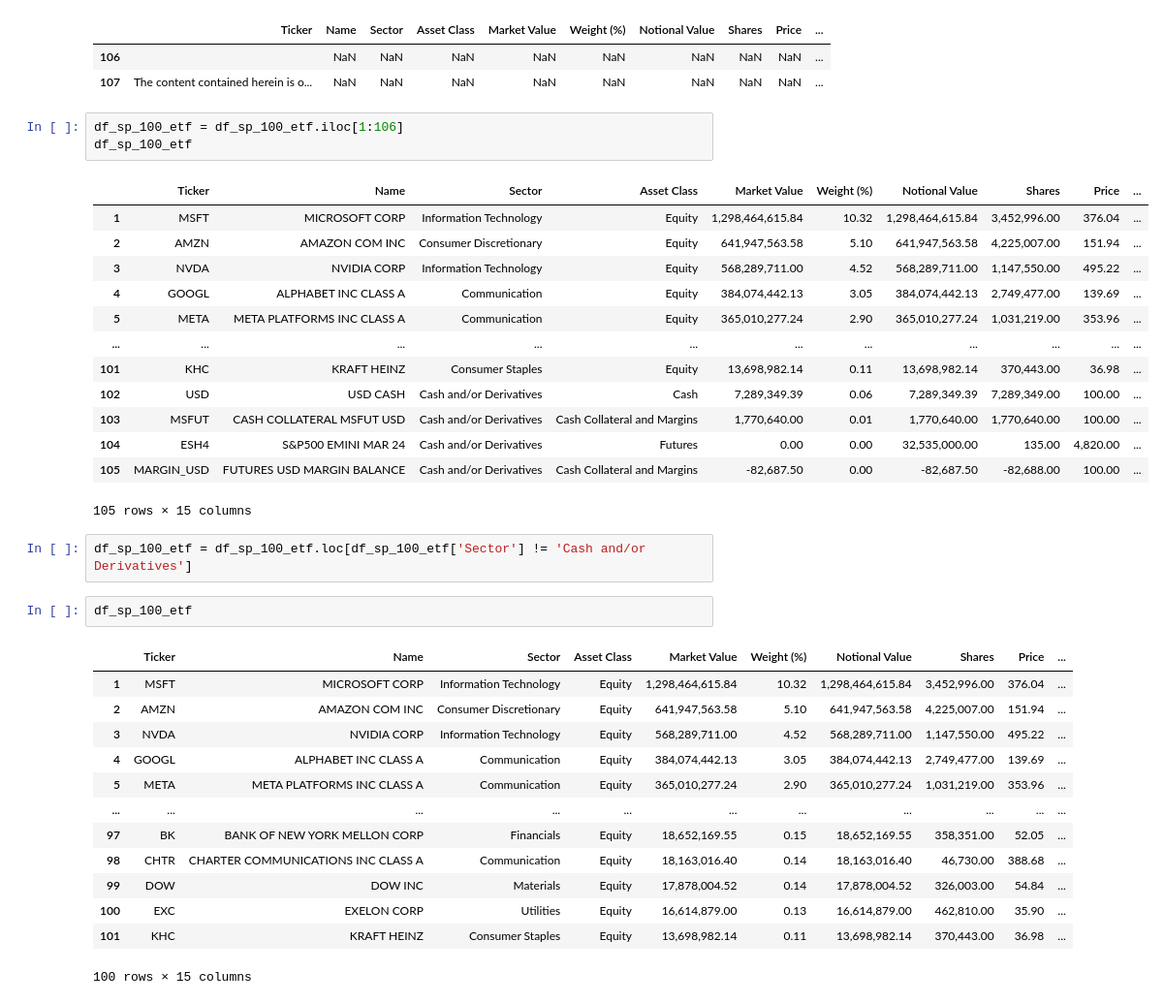
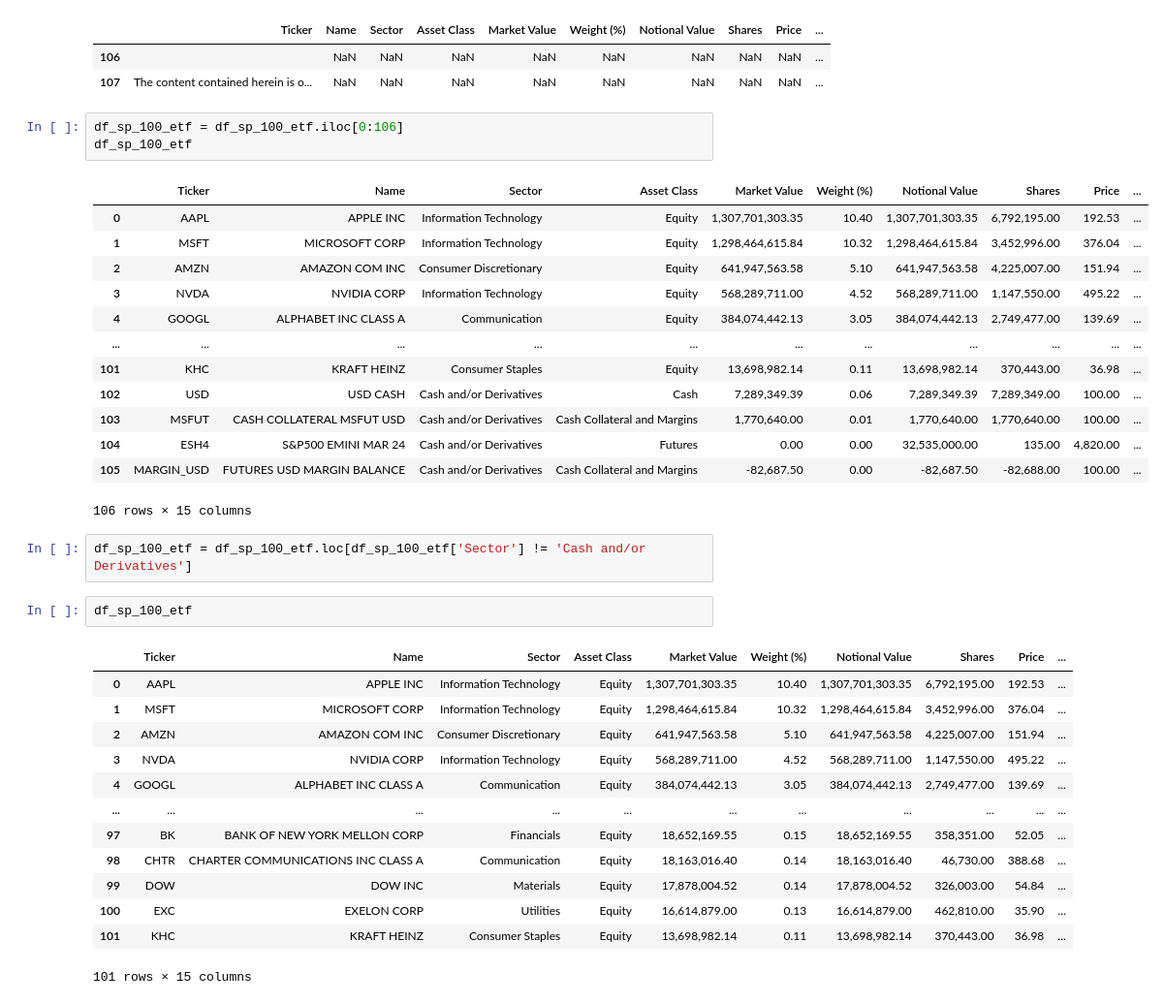
Before and after one commit to viktor-taraba/University_2023, a Jupyter notebook: Tickers SP100.ipynb, the cells around one changed output. Shown at 97% size. Drawn from its saved outputs; the diff is of its cells as text.

```diff
--- a/Tickers SP100.ipynb
+++ b/Tickers SP100.ipynb
@@ -145,40 +140,40 @@ df_sp_100_etf.iloc[106:108]
 | 106 |  | NaN | NaN | NaN | NaN | NaN | NaN | NaN | NaN | ... |
 | 107 | The content contained herein is o... | NaN | NaN | NaN | NaN | NaN | NaN | NaN | NaN | ... |
 # %%
-df_sp_100_etf = df_sp_100_etf.iloc[1:106]
+df_sp_100_etf = df_sp_100_etf.iloc[0:106]
 df_sp_100_etf
 # %% [output]
 |  | Ticker | Name | Sector | Asset Class | Market Value | Weight (%) | Notional Value | Shares | Price | ... |
+| 0 | AAPL | APPLE INC | Information Technology | Equity | 1,307,701,303.35 | 10.40 | 1,307,701,303.35 | 6,792,195.00 | 192.53 | ... |
 | 1 | MSFT | MICROSOFT CORP | Information Technology | Equity | 1,298,464,615.84 | 10.32 | 1,298,464,615.84 | 3,452,996.00 | 376.04 | ... |
 | 2 | AMZN | AMAZON COM INC | Consumer Discretionary | Equity | 641,947,563.58 | 5.10 | 641,947,563.58 | 4,225,007.00 | 151.94 | ... |
 | 3 | NVDA | NVIDIA CORP | Information Technology | Equity | 568,289,711.00 | 4.52 | 568,289,711.00 | 1,147,550.00 | 495.22 | ... |
 | 4 | GOOGL | ALPHABET INC CLASS A | Communication | Equity | 384,074,442.13 | 3.05 | 384,074,442.13 | 2,749,477.00 | 139.69 | ... |
-| 5 | META | META PLATFORMS INC CLASS A | Communication | Equity | 365,010,277.24 | 2.90 | 365,010,277.24 | 1,031,219.00 | 353.96 | ... |
 | ... | ... | ... | ... | ... | ... | ... | ... | ... | ... | ... |
 | 101 | KHC | KRAFT HEINZ | Consumer Staples | Equity | 13,698,982.14 | 0.11 | 13,698,982.14 | 370,443.00 | 36.98 | ... |
 | 102 | USD | USD CASH | Cash and/or Derivatives | Cash | 7,289,349.39 | 0.06 | 7,289,349.39 | 7,289,349.00 | 100.00 | ... |
 | 103 | MSFUT | CASH COLLATERAL MSFUT USD | Cash and/or Derivatives | Cash Collateral and Margins | 1,770,640.00 | 0.01 | 1,770,640.00 | 1,770,640.00 | 100.00 | ... |
 | 104 | ESH4 | S&P500 EMINI MAR 24 | Cash and/or Derivatives | Futures | 0.00 | 0.00 | 32,535,000.00 | 135.00 | 4,820.00 | ... |
 | 105 | MARGIN_USD | FUTURES USD MARGIN BALANCE | Cash and/or Derivatives | Cash Collateral and Margins | -82,687.50 | 0.00 | -82,687.50 | -82,688.00 | 100.00 | ... |
-105 rows × 15 columns
+106 rows × 15 columns
 # %%
 df_sp_100_etf = df_sp_100_etf.loc[df_sp_100_etf['Sector'] != 'Cash and/or Derivatives']
 # %%
 df_sp_100_etf
 # %% [output]
 |  | Ticker | Name | Sector | Asset Class | Market Value | Weight (%) | Notional Value | Shares | Price | ... |
+| 0 | AAPL | APPLE INC | Information Technology | Equity | 1,307,701,303.35 | 10.40 | 1,307,701,303.35 | 6,792,195.00 | 192.53 | ... |
 | 1 | MSFT | MICROSOFT CORP | Information Technology | Equity | 1,298,464,615.84 | 10.32 | 1,298,464,615.84 | 3,452,996.00 | 376.04 | ... |
 | 2 | AMZN | AMAZON COM INC | Consumer Discretionary | Equity | 641,947,563.58 | 5.10 | 641,947,563.58 | 4,225,007.00 | 151.94 | ... |
 | 3 | NVDA | NVIDIA CORP | Information Technology | Equity | 568,289,711.00 | 4.52 | 568,289,711.00 | 1,147,550.00 | 495.22 | ... |
 | 4 | GOOGL | ALPHABET INC CLASS A | Communication | Equity | 384,074,442.13 | 3.05 | 384,074,442.13 | 2,749,477.00 | 139.69 | ... |
-| 5 | META | META PLATFORMS INC CLASS A | Communication | Equity | 365,010,277.24 | 2.90 | 365,010,277.24 | 1,031,219.00 | 353.96 | ... |
 | ... | ... | ... | ... | ... | ... | ... | ... | ... | ... | ... |
 | 97 | BK | BANK OF NEW YORK MELLON CORP | Financials | Equity | 18,652,169.55 | 0.15 | 18,652,169.55 | 358,351.00 | 52.05 | ... |
 | 98 | CHTR | CHARTER COMMUNICATIONS INC CLASS A | Communication | Equity | 18,163,016.40 | 0.14 | 18,163,016.40 | 46,730.00 | 388.68 | ... |
 | 99 | DOW | DOW INC | Materials | Equity | 17,878,004.52 | 0.14 | 17,878,004.52 | 326,003.00 | 54.84 | ... |
 | 100 | EXC | EXELON CORP | Utilities | Equity | 16,614,879.00 | 0.13 | 16,614,879.00 | 462,810.00 | 35.90 | ... |
 | 101 | KHC | KRAFT HEINZ | Consumer Staples | Equity | 13,698,982.14 | 0.11 | 13,698,982.14 | 370,443.00 | 36.98 | ... |
-100 rows × 15 columns
+101 rows × 15 columns
 # %%
 df_sp_100_etf = df_sp_100_etf.drop(columns=['Accrual Date', 'Asset Class', 'Weight (%)', 'Notional Value', 'Location', 'Exchange', 'Currency', 'FX Rate', 'Market Currency'])
 df_sp_100_etf.head()
```
Also changed, not shown: parts of 7 cells of this notebook.
